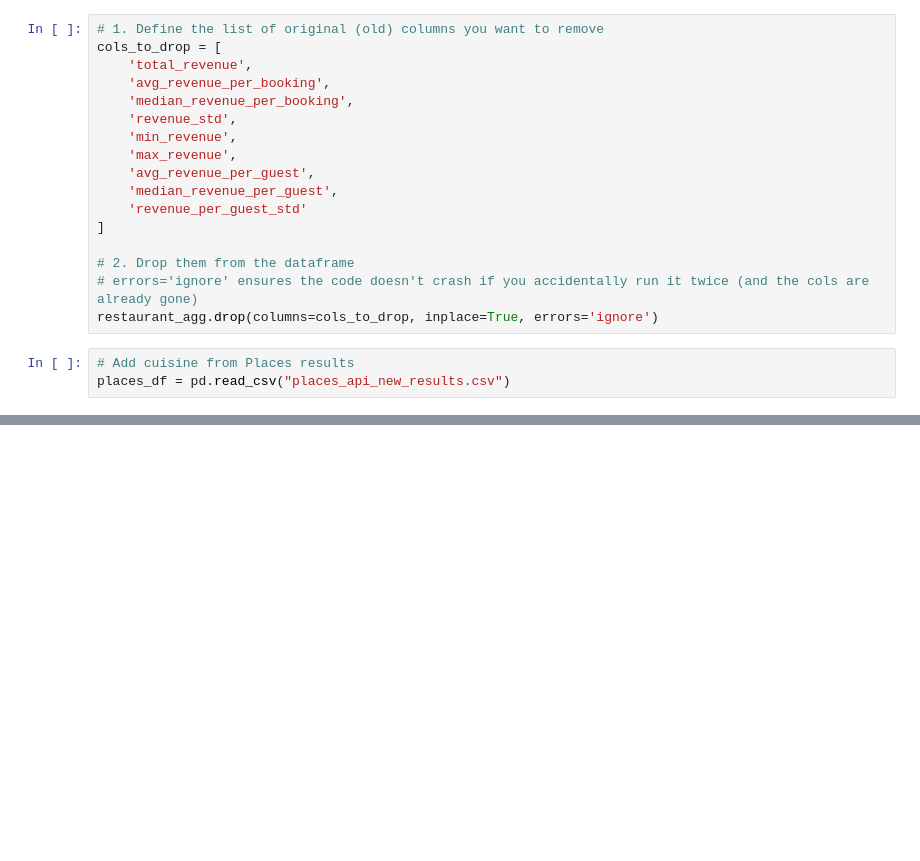
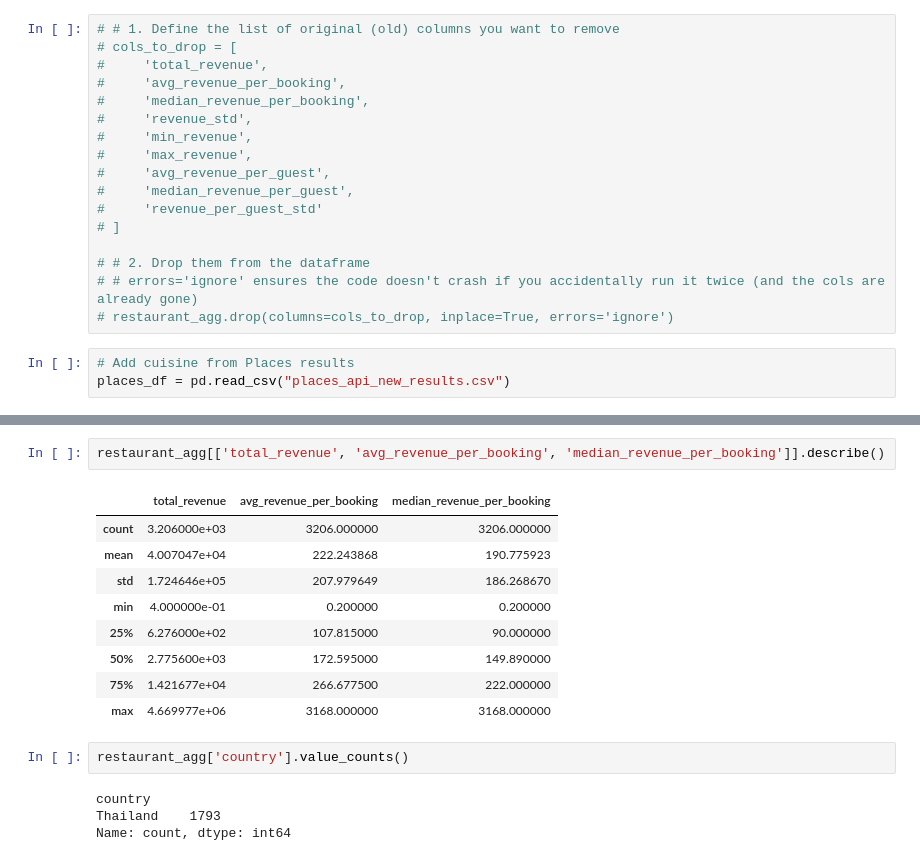
Before and after one commit to liyunling2/OPE, a Jupyter notebook: _1_eda/main.ipynb, the cells around one changed output, grey strips where cells are left out. Drawn from its saved outputs; the diff is of its cells as text; blank space fills up the shorter version.

```diff
--- a/_1_eda/main.ipynb
+++ b/_1_eda/main.ipynb
@@ -907,22 +927,22 @@ print(restaurant_agg[[c + '_usd' for c in revenue_cols]].head())
 3                   1.706646
 4                   1.072468
 # %%
-# 1. Define the list of original (old) columns you want to remove
-cols_to_drop = [
-    'total_revenue',
-    'avg_revenue_per_booking',
-    'median_revenue_per_booking',
-    'revenue_std',
-    'min_revenue',
-    'max_revenue',
-    'avg_revenue_per_guest',
-    'median_revenue_per_guest',
-    'revenue_per_guest_std'
-]
+# # 1. Define the list of original (old) columns you want to remove
+# cols_to_drop = [
+#     'total_revenue',
+#     'avg_revenue_per_booking',
+#     'median_revenue_per_booking',
+#     'revenue_std',
+#     'min_revenue',
+#     'max_revenue',
+#     'avg_revenue_per_guest',
+#     'median_revenue_per_guest',
+#     'revenue_per_guest_std'
+# ]
 
-# 2. Drop them from the dataframe
-# errors='ignore' ensures the code doesn't crash if you accidentally run it twice (and the cols are already gone)
-restaurant_agg.drop(columns=cols_to_drop, inplace=True, errors='ignore')
+# # 2. Drop them from the dataframe
+# # errors='ignore' ensures the code doesn't crash if you accidentally run it twice (and the cols are already gone)
+# restaurant_agg.drop(columns=cols_to_drop, inplace=True, errors='ignore')
 # %%
 # Add cuisine from Places results
 places_df = pd.read_csv("places_api_new_results.csv")
@@ -996,0 +1010,18 @@ Index(['restaurant_id', 'name', 'days_in_advance'], dtype='object')
+# %%
+restaurant_agg[['total_revenue', 'avg_revenue_per_booking', 'median_revenue_per_booking']].describe()
+# %% [output]
+|  | total_revenue | avg_revenue_per_booking | median_revenue_per_booking |
+| count | 3.206000e+03 | 3206.000000 | 3206.000000 |
+| mean | 4.007047e+04 | 222.243868 | 190.775923 |
+| std | 1.724646e+05 | 207.979649 | 186.268670 |
+| min | 4.000000e-01 | 0.200000 | 0.200000 |
+| 25% | 6.276000e+02 | 107.815000 | 90.000000 |
+| 50% | 2.775600e+03 | 172.595000 | 149.890000 |
+| 75% | 1.421677e+04 | 266.677500 | 222.000000 |
+| max | 4.669977e+06 | 3168.000000 | 3168.000000 |
+# %%
+restaurant_agg['country'].value_counts()
+# %% [output]
+country
+Thailand    1793
+Name: count, dtype: int64
```
Also changed, not shown: parts of 18 cells of this notebook, 4 other files.
